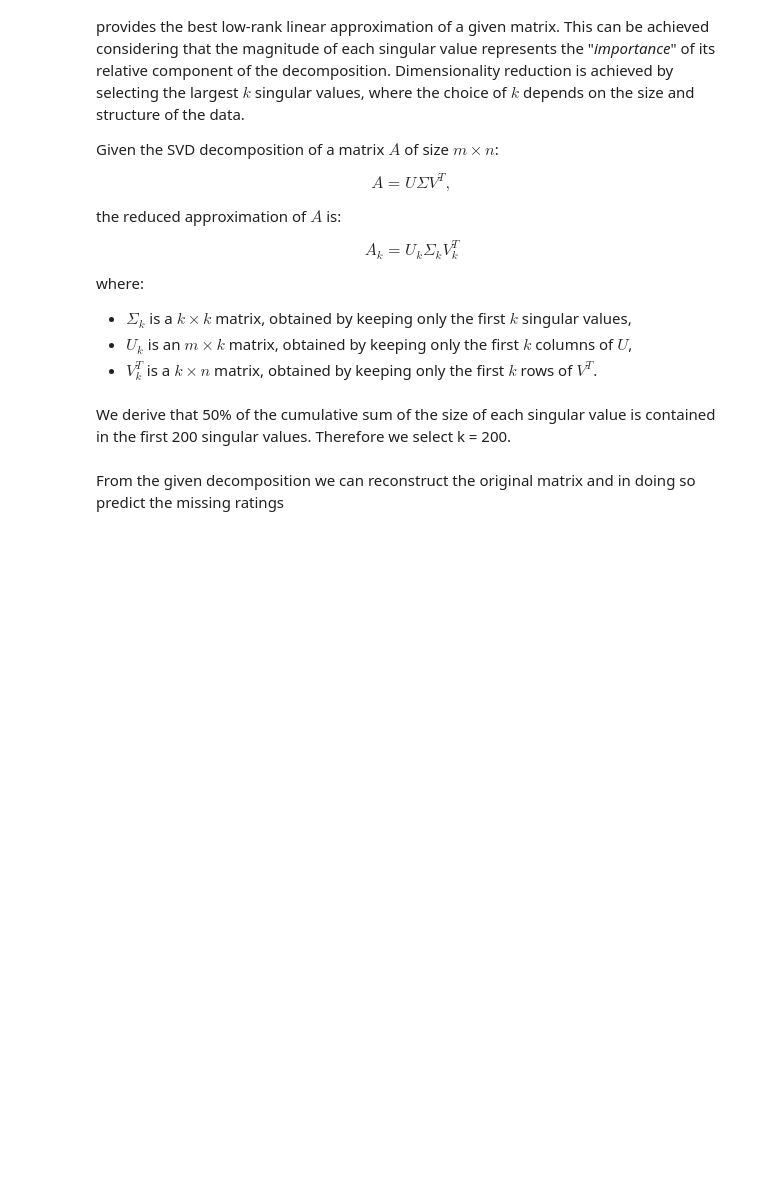
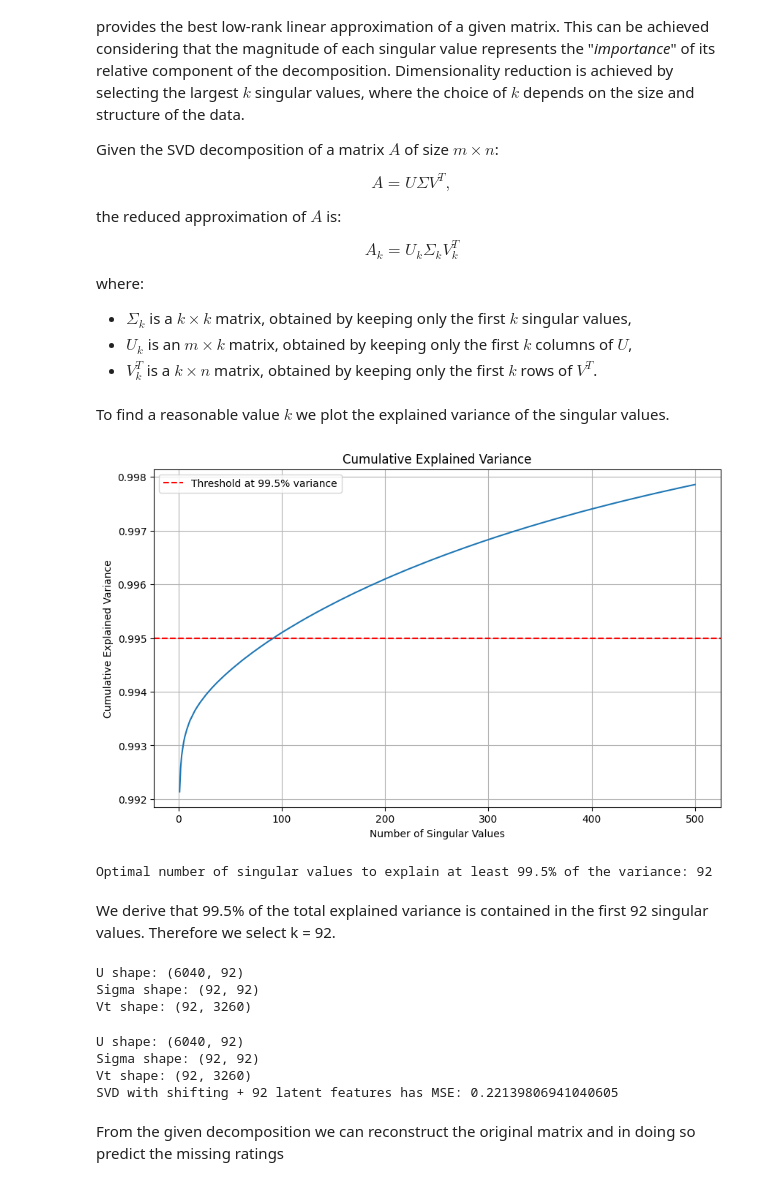
Before and after one commit to d4darius/CA-Homework3, a Jupyter notebook: Maretto_Gosmar_HWSVD.ipynb, the cells around one changed output. Saved outputs shown, nothing was run; the diff lists cells and outputs as text; code cells hidden in the pictures; blank space fills up the shorter version.

Commit message:
small theory correction+ normalization + removed matrix visualization + explained variance analysis

```diff
--- a/Maretto_Gosmar_HWSVD.ipynb
+++ b/Maretto_Gosmar_HWSVD.ipynb
@@ -587,6 +564,5 @@ where:
 - $V_k^T$ is a $k \times n$ matrix, obtained by keeping only the first $k$ rows of $V^T$.
 # %%
 # We plot the significance of the singular values
-U, sigma, Vt = svd_with_shift(matrix, num_singular_values=1000, maxIter=1000, relTol=1e-3)
-
-sigma_cm = np.cumsum(np.diag(sigma)) / np.sum(np.diag(sigma))
+U, sigma, Vt = svd_with_shift(matrix, num_singular_values=500, maxIter=1000, relTol=1e-3)
+singular_values = np.diag(sigma)
@@ -611,8 +569,32 @@ plt.show()
+# %% [markdown]
+To find a reasonable value $k$ we plot the explained variance of the singular values.
+# %%
+total_variance = np.trace(matrix.T @ matrix)  # Sum of all squared singular values
+explained_variance_ratio = (singular_values**2) / total_variance
+cumulative_variance = np.cumsum(explained_variance_ratio)
+threshold = 0.995
+
+# Plot cumulative explained variance
+plt.figure(figsize=(10, 6))
+plt.plot(range(1, len(singular_values ) + 1), cumulative_variance)
+plt.title('Cumulative Explained Variance')
+plt.xlabel('Number of Singular Values')
+plt.ylabel('Cumulative Explained Variance')
+plt.axhline(y=threshold, color='r', linestyle='--', label=f"Threshold at {threshold*100}% variance")
+plt.grid(True)
+plt.legend()
+plt.show()
+
+k_optimal = np.argmax(cumulative_variance >= threshold) + 1
+print(f"Optimal number of singular values to explain at least 99.5% of the variance: {k_optimal}")
+# %% [output]
+[figure, added]
+Optimal number of singular values to explain at least 99.5% of the variance: 92
 # %% [markdown]
-We derive that 50% of the cumulative sum of the size of each singular value is contained in the first 200 singular values. Therefore we select k = 200.
+We derive that 99.5% of the total explained variance is contained in the first 92 singular values. Therefore we select k = 92.
 # %%
 # Example SVD computation
-K = 200  # Number of latent features
+K = 92  # Number of latent features
 U1, sigma1, Vt1 = svds(matrix, k=K)  # k is the number of latent features
 
 # Sort the singular values in descending order
@@ -628,9 +610,23 @@ sigma1 = np.diag(sigma1)
 print("U shape:", U1.shape)        # Should be (rows in matrix, k)
 print("Sigma shape:", sigma1.shape)  # Should be (k, k)
 print("Vt shape:", Vt1.shape)      # Should be (k, columns in matrix)
+# %% [output]
+U shape: (6040, 92)
+Sigma shape: (92, 92)
+Vt shape: (92, 3260)
 # %%
-U, sigma, Vt = svd_with_shift(matrix, num_singular_values=K, maxIter=1000, relTol=1e-3)
+U = U[:,:K]
+sigma = sigma[:K,:K]
+Vt = Vt[:K,:]
+print("U shape:", U.shape)        # Should be (rows in matrix, k)
+print("Sigma shape:", sigma.shape)  # Should be (k, k)
+print("Vt shape:", Vt.shape)
 print(f"SVD with shifting + {K} latent features has MSE: {np.mean((np.diag(sigma) - np.diag(sigma1))**2)}")
+# %% [output]
+U shape: (6040, 92)
+Sigma shape: (92, 92)
+Vt shape: (92, 3260)
+SVD with shifting + 92 latent features has MSE: 0.22139806941040605
 # %% [markdown]
 From the given decomposition we can reconstruct the original matrix and in doing so predict the missing ratings
 # %%
```
Also changed, not shown: parts of 11 cells of this notebook.
